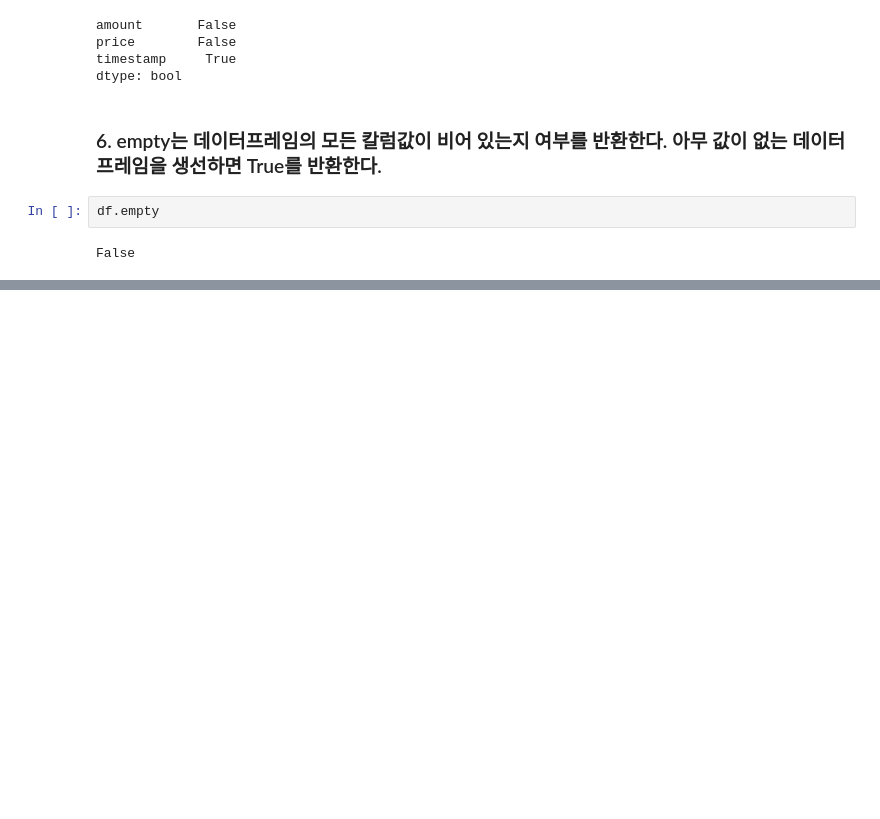
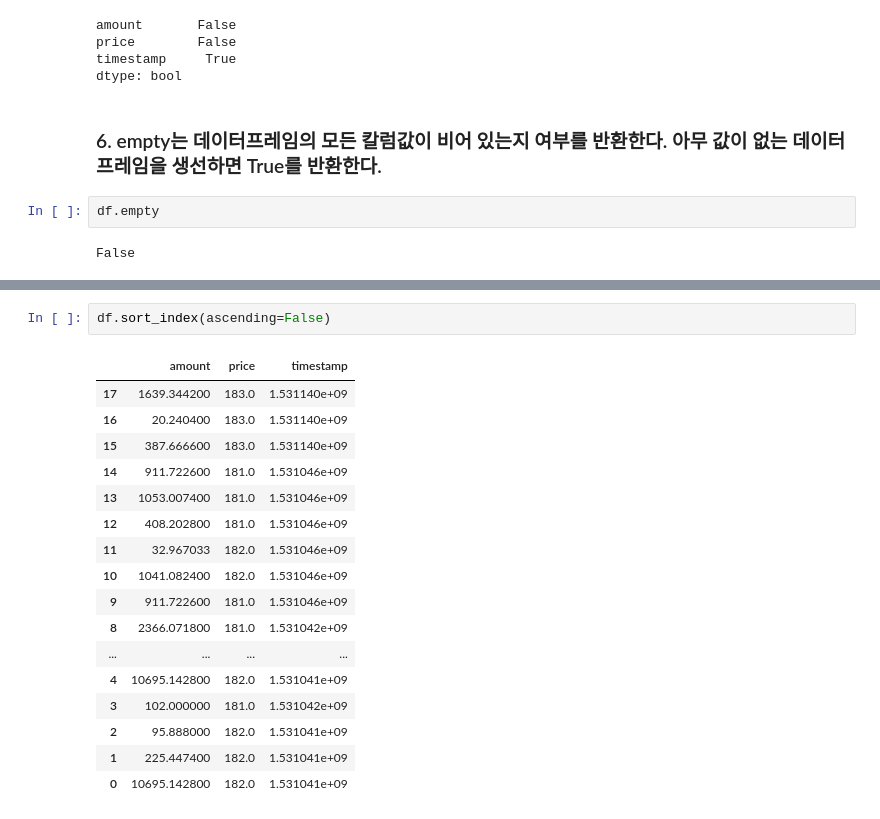
Before and after one commit to OnMyTeam/Auto-Trading, a Jupyter notebook: BitCoinDev_Jupyter/DataFrame1.ipynb, the cells around one changed output, grey strips where cells are left out. Saved outputs shown, nothing was run; the diff lists cells and outputs as text; blank space fills up the shorter version.

```diff
--- a/BitCoinDev_Jupyter/DataFrame1.ipynb
+++ b/BitCoinDev_Jupyter/DataFrame1.ipynb
@@ -139,0 +374,20 @@ False
+# %%
+df.sort_index(ascending=False)
+# %% [output]
+|  | amount | price | timestamp |
+| 17 | 1639.344200 | 183.0 | 1.531140e+09 |
+| 16 | 20.240400 | 183.0 | 1.531140e+09 |
+| 15 | 387.666600 | 183.0 | 1.531140e+09 |
+| 14 | 911.722600 | 181.0 | 1.531046e+09 |
+| 13 | 1053.007400 | 181.0 | 1.531046e+09 |
+| 12 | 408.202800 | 181.0 | 1.531046e+09 |
+| 11 | 32.967033 | 182.0 | 1.531046e+09 |
+| 10 | 1041.082400 | 182.0 | 1.531046e+09 |
+| 9 | 911.722600 | 181.0 | 1.531046e+09 |
+| 8 | 2366.071800 | 181.0 | 1.531042e+09 |
+| ... | ... | ... | ... |
+| 4 | 10695.142800 | 182.0 | 1.531041e+09 |
+| 3 | 102.000000 | 181.0 | 1.531042e+09 |
+| 2 | 95.888000 | 182.0 | 1.531041e+09 |
+| 1 | 225.447400 | 182.0 | 1.531041e+09 |
+| 0 | 10695.142800 | 182.0 | 1.531041e+09 |
```
Also changed, not shown: parts of 31 cells of this notebook.
